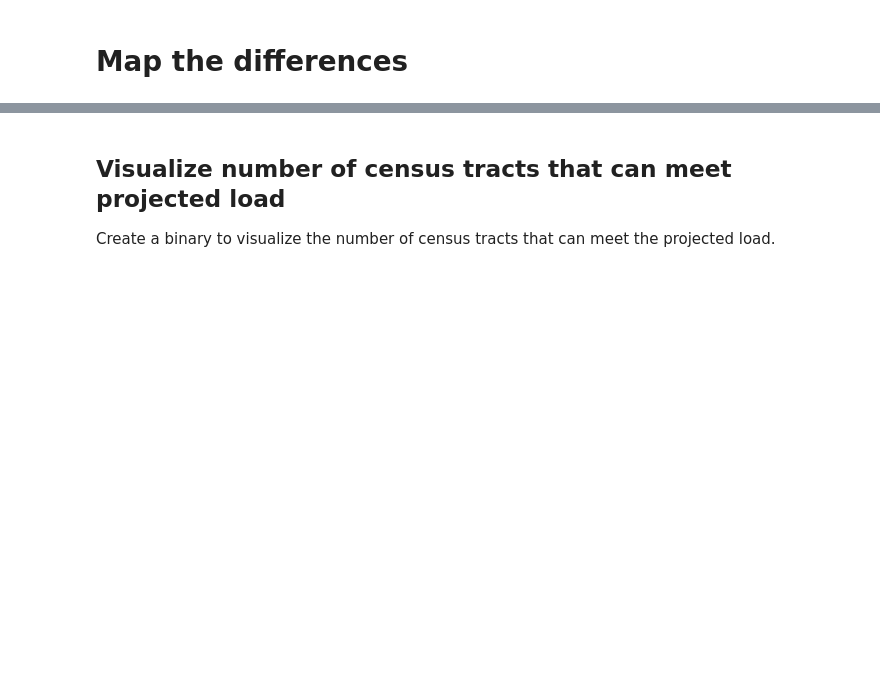
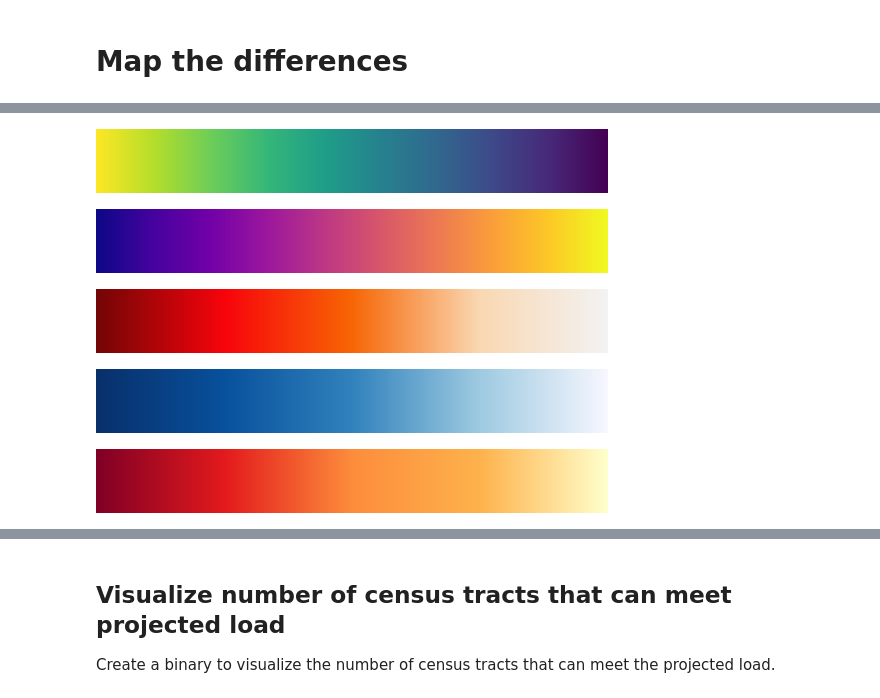
Before and after one commit to ElectriGrid/projected-load-analysis, a Jupyter notebook: headroom_vs_projected.ipynb, the cells around one changed output, grey strips where cells are left out. Saved outputs shown, nothing was run; the diff lists cells and outputs as text; code cells hidden in the pictures; blank space fills up the shorter version.

Commit message:
Color choice is so hard!

```diff
--- a/headroom_vs_projected.ipynb
+++ b/headroom_vs_projected.ipynb
@@ -266,0 +288,80 @@ cbar.set_label('Difference in load to projected load')
+# %%
+custom_colors = [
+"#fde725",
+"#b5de2b",
+"#6ece58",
+"#35b779",
+"#1f9e89",
+"#26828e",
+"#31688e",
+"#3e4989",
+"#482878",
+"#440154"
+]
+
+# create a ListedColormap
+custom_cmap = LinearSegmentedColormap.from_list("custom_gradient", custom_colors)
+custom_cmap
+# %% [output]
+[figure, added]
+# %%
+custom_colors2 = [
+    "#0d0887",
+    "#46039f",
+    "#7201a8",
+    "#9c179e",
+    "#bd3786",
+    "#d8576b",
+    "#ed7953",
+    "#fb9f3a",
+    "#fdca26",
+    "#f0f921",
+]
+
+# create a ListedColormap
+custom_cmap2 = LinearSegmentedColormap.from_list("custom_gradient", custom_colors2)
+custom_cmap2
+# %% [output]
+[figure, added]
+# %%
+custom_orange = [
+    "#730606",
+    "#F7040C",
+    "#F76605",
+    "#FAD8B2",
+   "#F3F3F3"
+]
+
+# create a ListedColormap
+orange_cmap = LinearSegmentedColormap.from_list("custom_gradient", custom_orange)
+orange_cmap
+# %% [output]
+[figure, added]
+# %%
+custom_blues = [
+    "#08306B",  # deep navy (low)
+    "#08519C",  # dark blue
+    "#3182BD",  # medium blue
+    "#9ECAE1",  # light blue
+    "#F7F7FF",  # near white (high)
+]
+
+# create a ListedColormap
+blues_cmap = LinearSegmentedColormap.from_list("custom_gradient", custom_blues)
+blues_cmap
+# %% [output]
+[figure, added]
+# %%
+custom_electric = [
+    "#800026",  # dark crimson (low)
+    "#E31A1C",  # red
+    "#FD8D3C",  # orange
+    "#FEB24C",  # amber
+    "#FFFFCC",  # pale yellow (high)
+]
+
+# create a ListedColormap
+electric_cmap = LinearSegmentedColormap.from_list("custom_gradient", custom_electric)
+electric_cmap
+# %% [output]
+[figure, added]
```
Also changed, not shown: parts of 15 cells of this notebook.
